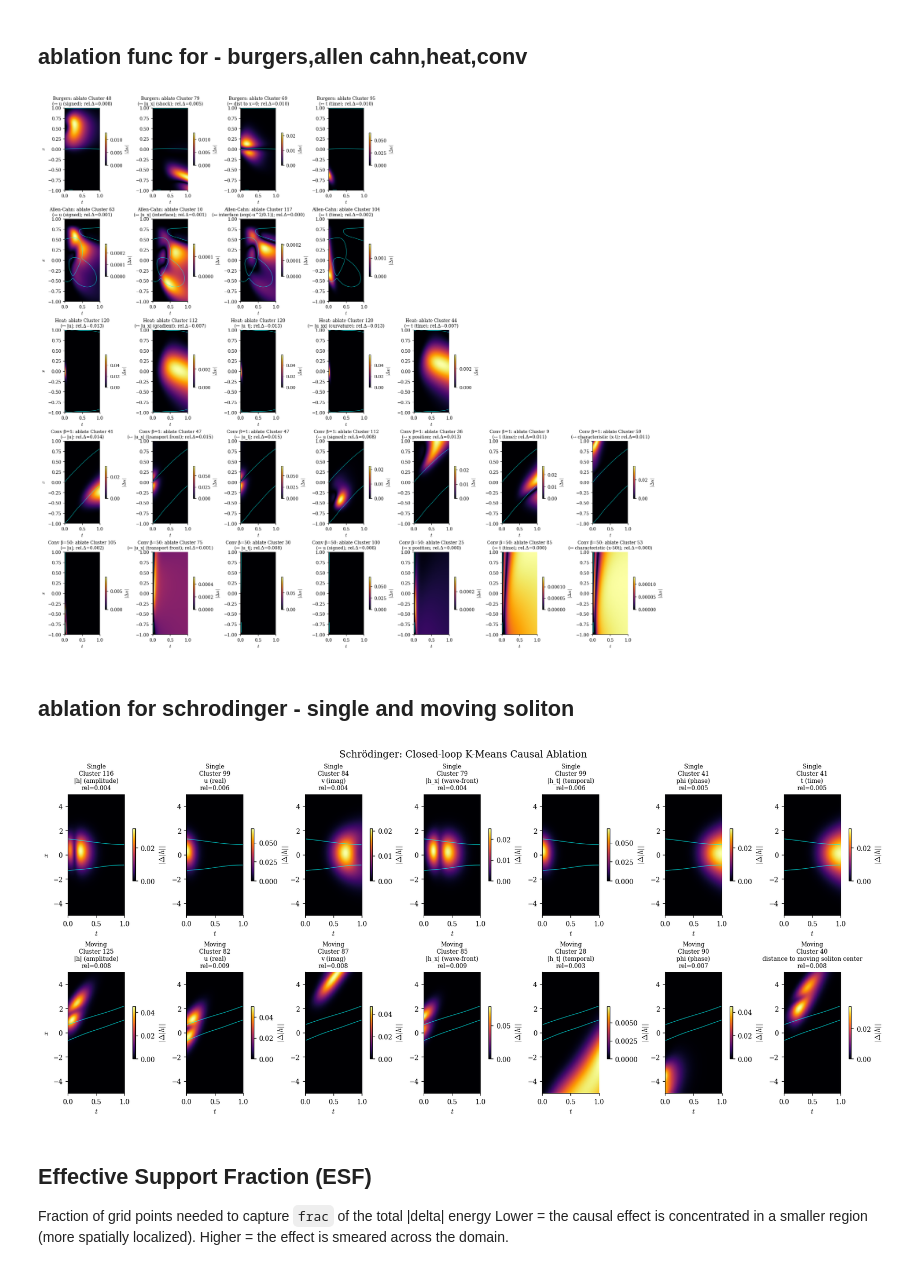
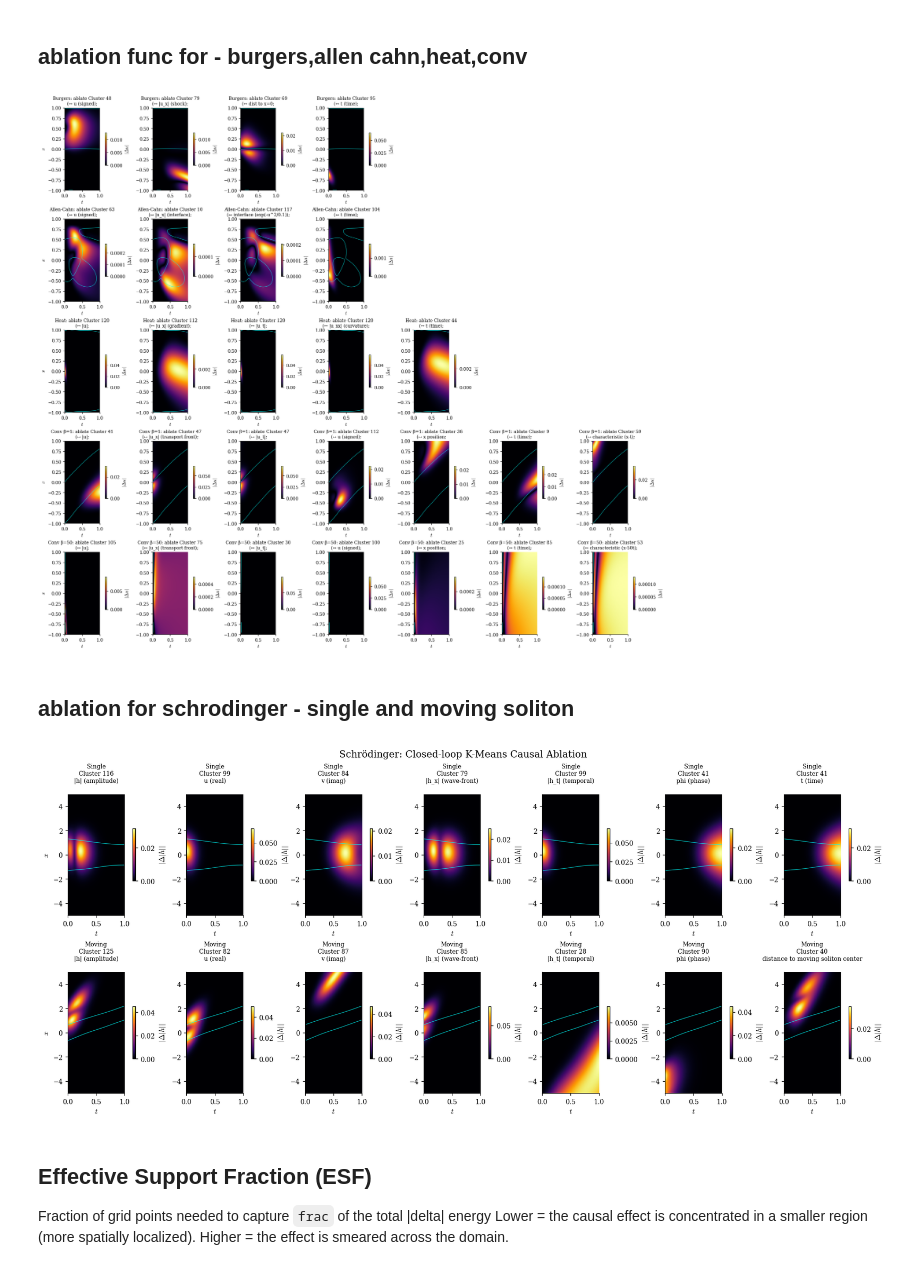
Before and after one commit to NanditaPatil-dotcom/PhysSAE, a Jupyter notebook: PhysSAE_Kmeans_baseline.ipynb, the cells around one changed output. Cells and saved outputs as stored; diff of their text form; code cells hidden in the pictures.

```diff
--- a/PhysSAE_Kmeans_baseline.ipynb
+++ b/PhysSAE_Kmeans_baseline.ipynb
@@ -1124,7 +1124,6 @@ def fig4(items):
             cluster = int(np.argmax(np.abs(A[:,j])))
 
             u_recon, u_mod, delta = intervene_ablate_kmeans(pinn,kmeans,H,mu,sd,cluster)
-            rel = np.linalg.norm(delta) / (np.linalg.norm(u_recon)+1e-12)
 
             ax = axes[row,j_idx]
 
@@ -1134,41 +1133,41 @@ def fig4(items):
             ax.contour(U,levels=[0.0],extent=extent,origin="lower",colors="cyan",linewidths=0.8,alpha=0.7)
             ax.set_title(
                 f"{tag}: ablate Cluster {cluster}\n"
-                f"(↔ {cname}; rel.Δ={rel:.3f})",
+                f"(↔ {cname};",
                 fontsize=9
             )
 
             ax.set_xlabel("$t$")
 
             if j_idx == 0:
                 ax.set_ylabel("$x$")
 
             plt.colorbar(im,ax=ax,fraction=0.046,label=r"$|\Delta u|$")
 
         # hide unused columns
 
         for k in range(len(concepts_to_show), max_cols):
             axes[row,k].axis("off")
 
     plt.savefig(
         "figures/fig4_kmeans_intervention.png",
         bbox_inches="tight"
     )
 
     plt.show()
 
 
 # Run
 fig4([
 
     (pinn_b,kmeans_b,H_b,mu_b,sd_b,A_b,names_b,U_b,burgers_concepts_show,"Burgers"),
     (pinn_a,kmeans_a,H_a,mu_a,sd_a,A_a,names_a,U_a,ac_concepts_show,"Allen-Cahn"),
     (pinn_h,kmeans_h,H_h,mu_h,sd_h,A_h,names_h,U_h,heat_concepts_show,"Heat"),
     (conv_models[1],kmeans_c1,H_c1,mu_c1,sd_c1,A_c1,names_c1,U_c1,conv1_concepts_show,"Conv β=1"),
     (conv_models[50],kmeans_c50,H_c50,mu_c50,sd_c50,A_c50,names_c50,U_c50,conv50_concepts_show,"Conv β=50")
 ])
 # %% [output]
-[figure, old version]
+[figure, new version]
 # %% [markdown]
 ## ablation for schrodinger - single and moving soliton
 # %%
@@ -1230,7 +1229,6 @@ for row, (tag,pinn,kmeans,H,mu,sd,A,names,AMP_fig,concepts_show) in enumerate(ro
         cluster = int(np.argmax(np.abs(A[:, j])))
 
         amp_recon, amp_mod, delta = intervene_ablate_schrodinger_kmeans(pinn,kmeans,H,mu,sd,cluster)
-        rel = np.linalg.norm(delta) / (np.linalg.norm(amp_recon) + 1e-12)
 
         ax = axes[row, j_idx]
 
@@ -1243,8 +1241,7 @@ for row, (tag,pinn,kmeans,H,mu,sd,A,names,AMP_fig,concepts_show) in enumerate(ro
         ax.set_title(
             f"{tag}\n"
             f"Cluster {cluster}\n"
-            f"{cname}\n"
-            f"rel={rel:.3f}",
+            f"{cname}\n",
             fontsize=8
         )
 
@@ -1260,7 +1257,7 @@ plt.savefig("figures/fig4_schrodinger_kmeans_intervention.png",bbox_inches="tigh
 
 plt.show()
 # %% [output]
-[figure, old version]
+[figure, new version]
 # %% [markdown]
 ## Effective Support Fraction (ESF)
 Fraction of grid points needed to capture `frac` of the total |delta| energy Lower = the causal effect is concentrated in a smaller region (more spatially
```
